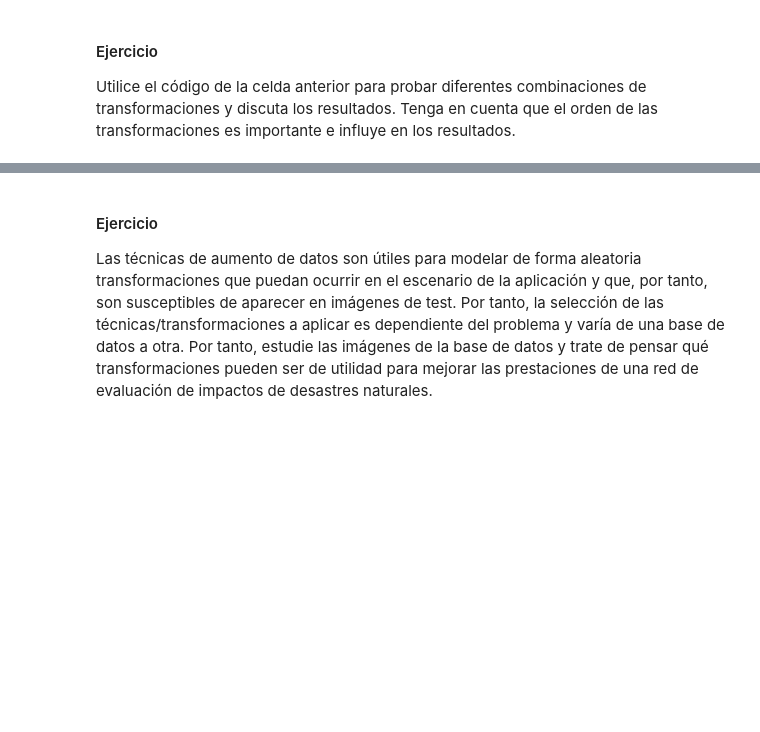
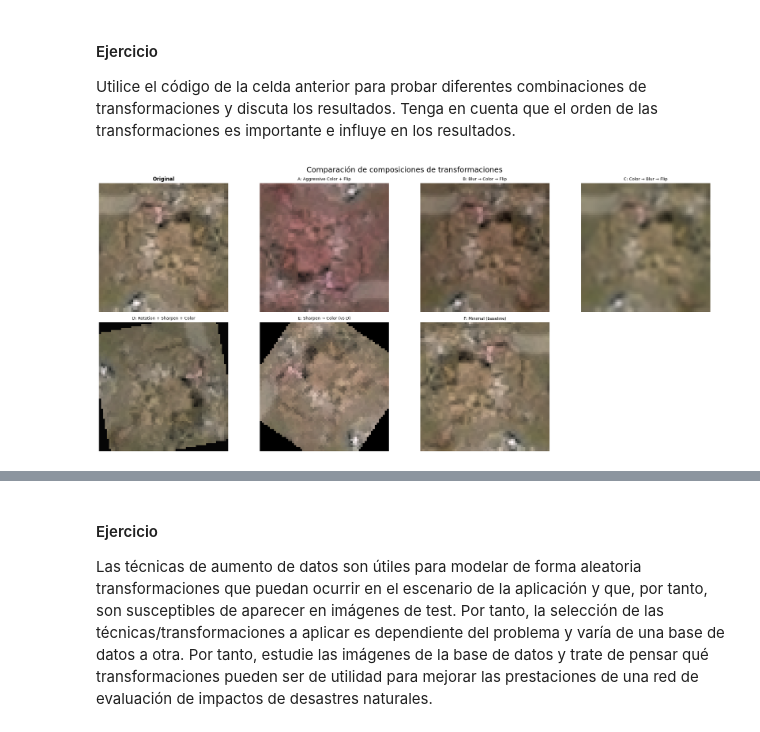
Before and after one commit to AMF064/APAI_2026, a Jupyter notebook: Practica_3/P2_Clasificacion_Imagenes_DNNs.ipynb, the cells around one changed output, grey strips where cells are left out. Saved outputs shown, nothing was run; the diff lists cells and outputs as text; code cells hidden in the pictures; blank space fills up the shorter version.

Commit message:
Implementado ejercicio ToTensor() y Normalize()

```diff
--- a/Practica_3/P2_Clasificacion_Imagenes_DNNs.ipynb
+++ b/Practica_3/P2_Clasificacion_Imagenes_DNNs.ipynb
@@ -973,3 +973,85 @@ Clipping input data to the valid range for imshow with RGB data ([0..1] for floa
 #### Ejercicio
 
 Utilice el código de la celda anterior para probar diferentes combinaciones de transformaciones y discuta los resultados. Tenga en cuenta que el orden de las transformaciones es importante e influye en los resultados.
+# %%
+pixel_mean = [0.485, 0.456, 0.406]
+pixel_std = [0.229, 0.224, 0.225]
+
+# --- Definimos varias composiciones con distinto orden y combinaciones ---
+
+compositions = {
+    'A: Aggressive Color + Flip': transforms.Compose([
+        transforms.ColorJitter(brightness=0.3, contrast=0.3, saturation=0.3, hue=0.1),
+        transforms.RandomHorizontalFlip(p=0.5),
+        transforms.RandomVerticalFlip(p=0.5),
+        transforms.ToTensor(),
+        transforms.Normalize(pixel_mean, pixel_std),
+    ]),
+    'B: Blur → Color → Flip': transforms.Compose([
+        transforms.GaussianBlur(kernel_size=3, sigma=(0.1, 2.0)),
+        transforms.ColorJitter(brightness=0.2, contrast=0.2, saturation=0.2, hue=0.05),
+        transforms.RandomHorizontalFlip(p=0.5),
+        transforms.ToTensor(),
+        transforms.Normalize(pixel_mean, pixel_std),
+    ]),
+    'C: Color → Blur → Flip': transforms.Compose([
+        transforms.ColorJitter(brightness=0.2, contrast=0.2, saturation=0.2, hue=0.05),
+        transforms.GaussianBlur(kernel_size=3, sigma=(0.1, 2.0)),
+        transforms.RandomHorizontalFlip(p=0.5),
+        transforms.ToTensor(),
+        transforms.Normalize(pixel_mean, pixel_std),
+    ]),
+    'D: Rotation + Sharpen + Color': transforms.Compose([
+        transforms.RandomRotation(180),
+        transforms.RandomAdjustSharpness(sharpness_factor=2.0, p=0.5),
+        transforms.ColorJitter(brightness=0.1, contrast=0.2, saturation=0.1, hue=0.02),
+        transforms.ToTensor(),
+        transforms.Normalize(pixel_mean, pixel_std),
+    ]),
+    'E: Sharpen → Color (vs D)': transforms.Compose([
+        transforms.RandomAdjustSharpness(sharpness_factor=2.0, p=0.5),
+        transforms.ColorJitter(brightness=0.1, contrast=0.2, saturation=0.1, hue=0.02),
+        transforms.RandomRotation(180),
+        transforms.ToTensor(),
+        transforms.Normalize(pixel_mean, pixel_std),
+    ]),
+    'F: Minimal (baseline)': transforms.Compose([
+        transforms.RandomHorizontalFlip(p=0.5),
+        transforms.ToTensor(),
+        transforms.Normalize(pixel_mean, pixel_std),
+    ]),
+}
+
+# --- Visualización ---
+n = 100
+sample = train_dataset[n]
+pil_sample = Image.fromarray(util.img_as_ubyte(sample['patch_post']))
+
+fig, axes = plt.subplots(2, 4, figsize=(22, 10))
+fig.suptitle('Comparación de composiciones de transformaciones', fontsize=18)
+
+# Original
+axes[0, 0].imshow(sample['patch_post'])
+axes[0, 0].set_title('Original', fontsize=12, fontweight='bold')
+axes[0, 0].axis('off')
+
+# Cada composición
+for ax, (name, composed) in zip(axes.flat[1:], compositions.items()):
+    transformed = composed(pil_sample.copy())
+    # Desnormalizar para visualizar
+    img = transformed.clone()
+    for c in range(3):
+        img[c] = img[c] * pixel_std[c] + pixel_mean[c]
+    img = torch.clamp(img, 0, 1)
+    ax.imshow(img.permute(1, 2, 0))
+    ax.set_title(name, fontsize=10)
+    ax.axis('off')
+
+# Ocultar el subplot sobrante si lo hay
+for ax in axes.flat[len(compositions) + 1:]:
+    ax.axis('off')
+
+plt.tight_layout()
+plt.show()
+# %% [output]
+[figure, added]
```
Also changed, not shown: parts of 3 cells of this notebook.
